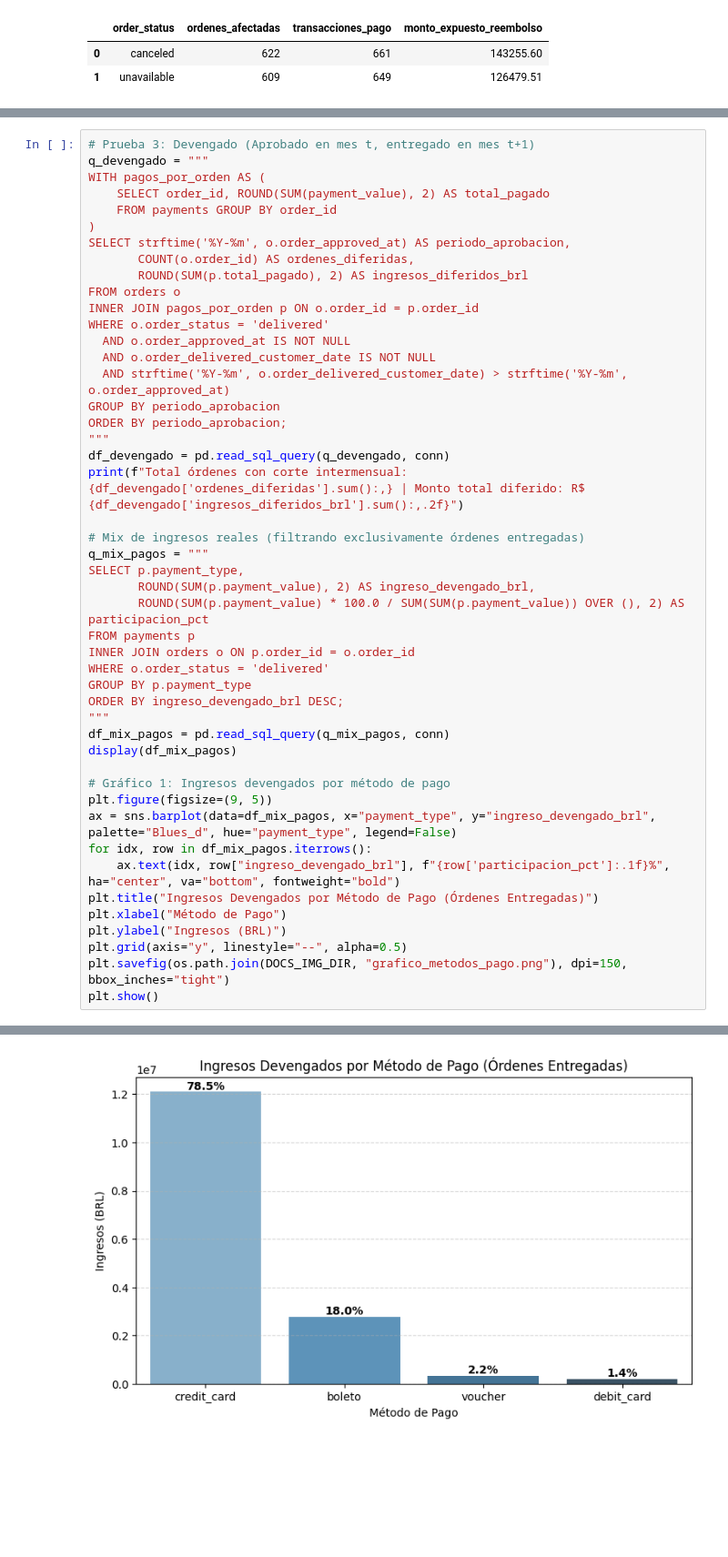
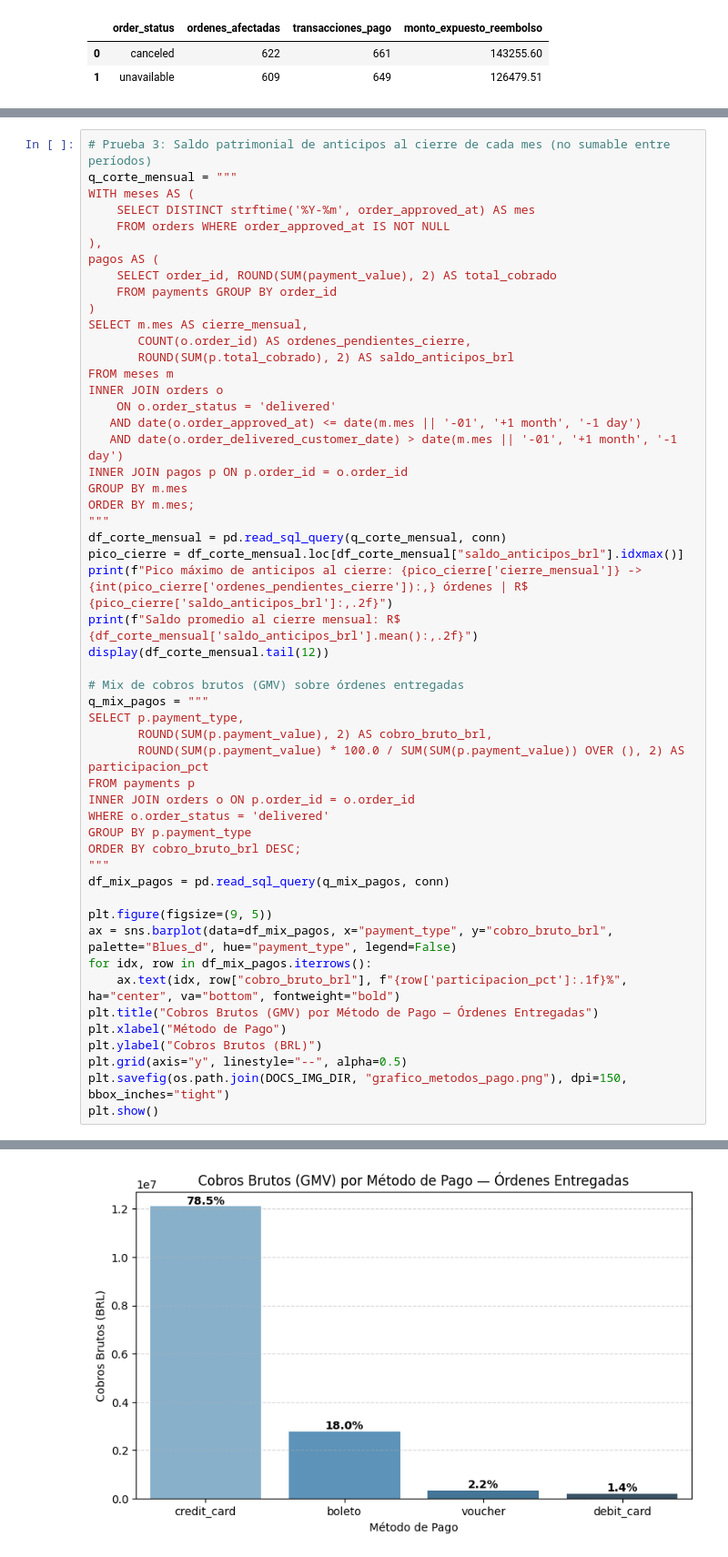
Before and after one commit to Jmonse/Auditoria-Olist-Ecommerce, a Jupyter notebook: notebooks/01_Auditoria_Olist.ipynb, the cells around one changed output, grey strips where cells are left out. Shown at 91% size. Saved outputs shown, nothing was run; the diff lists cells and outputs as text; blank space fills up the shorter version.

Commit message:
refactor: auditoria SQLite, corte patrimonial al cierre, SLA normalizado y README ejecutivo

```diff
--- a/notebooks/01_Auditoria_Olist.ipynb
+++ b/notebooks/01_Auditoria_Olist.ipynb
@@ -90,47 +90,52 @@ Celda 3 — Prueba Contable 3: Corte de Operaciones / Ingresos Diferidos y Mix d
 # %%
-# Prueba 3: Devengado (Aprobado en mes t, entregado en mes t+1)
-q_devengado = """
-WITH pagos_por_orden AS (
-    SELECT order_id, ROUND(SUM(payment_value), 2) AS total_pagado
+# Prueba 3: Saldo patrimonial de anticipos al cierre de cada mes (no sumable entre períodos)
+q_corte_mensual = """
+WITH meses AS (
+    SELECT DISTINCT strftime('%Y-%m', order_approved_at) AS mes
+    FROM orders WHERE order_approved_at IS NOT NULL
+),
+pagos AS (
+    SELECT order_id, ROUND(SUM(payment_value), 2) AS total_cobrado
     FROM payments GROUP BY order_id
 )
-SELECT strftime('%Y-%m', o.order_approved_at) AS periodo_aprobacion,
-       COUNT(o.order_id) AS ordenes_diferidas,
-       ROUND(SUM(p.total_pagado), 2) AS ingresos_diferidos_brl
-FROM orders o
-INNER JOIN pagos_por_orden p ON o.order_id = p.order_id
-WHERE o.order_status = 'delivered'
-  AND o.order_approved_at IS NOT NULL
-  AND o.order_delivered_customer_date IS NOT NULL
-  AND strftime('%Y-%m', o.order_delivered_customer_date) > strftime('%Y-%m', o.order_approved_at)
-GROUP BY periodo_aprobacion
-ORDER BY periodo_aprobacion;
+SELECT m.mes AS cierre_mensual,
+       COUNT(o.order_id) AS ordenes_pendientes_cierre,
+       ROUND(SUM(p.total_cobrado), 2) AS saldo_anticipos_brl
+FROM meses m
+INNER JOIN orders o
+    ON o.order_status = 'delivered'
+   AND date(o.order_approved_at) <= date(m.mes || '-01', '+1 month', '-1 day')
+   AND date(o.order_delivered_customer_date) > date(m.mes || '-01', '+1 month', '-1 day')
+INNER JOIN pagos p ON p.order_id = o.order_id
+GROUP BY m.mes
+ORDER BY m.mes;
 """
-df_devengado = pd.read_sql_query(q_devengado, conn)
-print(f"Total órdenes con corte intermensual: {df_devengado['ordenes_diferidas'].sum():,} | Monto total diferido: R$ {df_devengado['ingresos_diferidos_brl'].sum():,.2f}")
+df_corte_mensual = pd.read_sql_query(q_corte_mensual, conn)
+pico_cierre = df_corte_mensual.loc[df_corte_mensual["saldo_anticipos_brl"].idxmax()]
+print(f"Pico máximo de anticipos al cierre: {pico_cierre['cierre_mensual']} -> {int(pico_cierre['ordenes_pendientes_cierre']):,} órdenes | R$ {pico_cierre['saldo_anticipos_brl']:,.2f}")
+print(f"Saldo promedio al cierre mensual: R$ {df_corte_mensual['saldo_anticipos_brl'].mean():,.2f}")
+display(df_corte_mensual.tail(12))
 
-# Mix de ingresos reales (filtrando exclusivamente órdenes entregadas)
+# Mix de cobros brutos (GMV) sobre órdenes entregadas
 q_mix_pagos = """
 SELECT p.payment_type,
-       ROUND(SUM(p.payment_value), 2) AS ingreso_devengado_brl,
+       ROUND(SUM(p.payment_value), 2) AS cobro_bruto_brl,
        ROUND(SUM(p.payment_value) * 100.0 / SUM(SUM(p.payment_value)) OVER (), 2) AS participacion_pct
 FROM payments p
 INNER JOIN orders o ON p.order_id = o.order_id
 WHERE o.order_status = 'delivered'
 GROUP BY p.payment_type
-ORDER BY ingreso_devengado_brl DESC;
+ORDER BY cobro_bruto_brl DESC;
 """
 df_mix_pagos = pd.read_sql_query(q_mix_pagos, conn)
-display(df_mix_pagos)
 
-# Gráfico 1: Ingresos devengados por método de pago
 plt.figure(figsize=(9, 5))
-ax = sns.barplot(data=df_mix_pagos, x="payment_type", y="ingreso_devengado_brl", palette="Blues_d", hue="payment_type", legend=False)
+ax = sns.barplot(data=df_mix_pagos, x="payment_type", y="cobro_bruto_brl", palette="Blues_d", hue="payment_type", legend=False)
 for idx, row in df_mix_pagos.iterrows():
-    ax.text(idx, row["ingreso_devengado_brl"], f"{row['participacion_pct']:.1f}%", ha="center", va="bottom", fontweight="bold")
-plt.title("Ingresos Devengados por Método de Pago (Órdenes Entregadas)")
+    ax.text(idx, row["cobro_bruto_brl"], f"{row['participacion_pct']:.1f}%", ha="center", va="bottom", fontweight="bold")
+plt.title("Cobros Brutos (GMV) por Método de Pago — Órdenes Entregadas")
 plt.xlabel("Método de Pago")
-plt.ylabel("Ingresos (BRL)")
+plt.ylabel("Cobros Brutos (BRL)")
 plt.grid(axis="y", linestyle="--", alpha=0.5)
 plt.savefig(os.path.join(DOCS_IMG_DIR, "grafico_metodos_pago.png"), dpi=150, bbox_inches="tight")
 plt.show()
@@ -144,2 +158,2 @@ Total órdenes con corte intermensual: 34,881 | Monto total diferido: R$ 5,929,5
-[figure, old version]
+[figure, new version]
 # %% [markdown]
```
Also changed, not shown: parts of 7 cells of this notebook, 5 other files.
